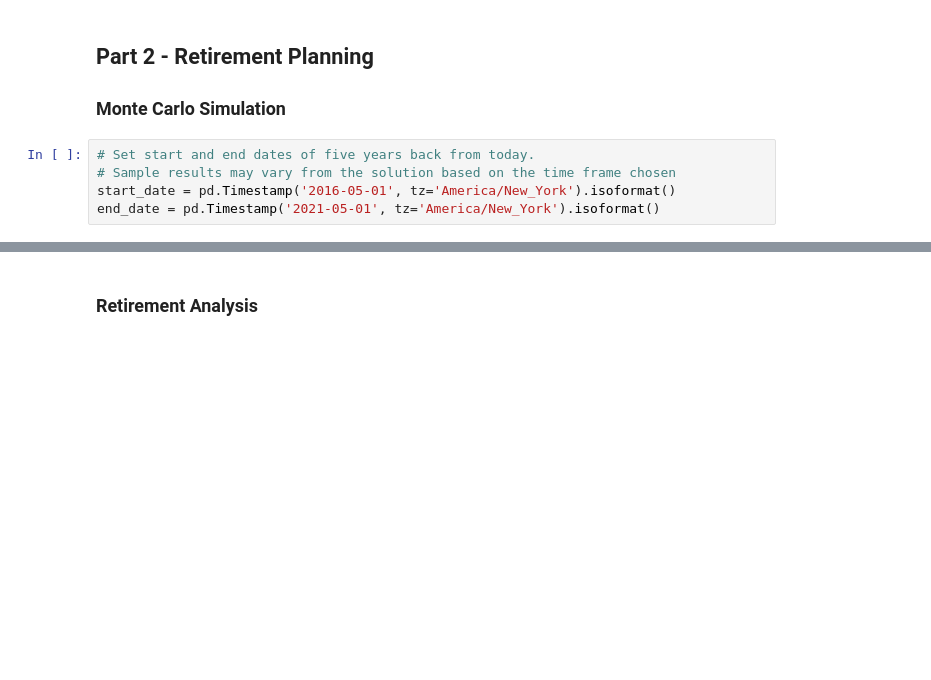
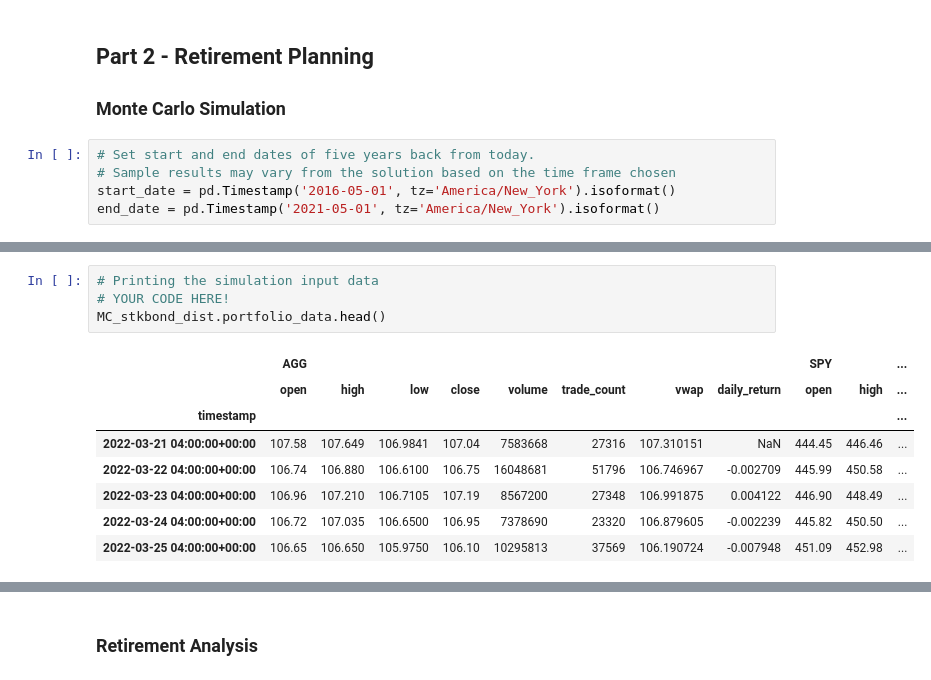
Before and after one commit to kcctudo/python-homework, a Jupyter notebook: Assignment_05-APIs.ipynb, the cells around one changed output, grey strips where cells are left out. Saved outputs shown, nothing was run; the diff lists cells and outputs as text; blank space fills up the shorter version.

```diff
--- a/Assignment_05-APIs.ipynb
+++ b/Assignment_05-APIs.ipynb
@@ -199 +243,14 @@ df_stock_data.head()
+# %%
+# Printing the simulation input data
+# YOUR CODE HERE!
+MC_stkbond_dist.portfolio_data.head()
+# %% [output]
+|  | AGG |  |  |  |  |  |  |  | SPY |  | ... |
+|  | open | high | low | close | volume | trade_count | vwap | daily_return | open | high | ... |
+| timestamp |  |  |  |  |  |  |  |  |  |  | ... |
+| 2022-03-21 04:00:00+00:00 | 107.58 | 107.649 | 106.9841 | 107.04 | 7583668 | 27316 | 107.310151 | NaN | 444.45 | 446.46 | ... |
+| 2022-03-22 04:00:00+00:00 | 106.74 | 106.880 | 106.6100 | 106.75 | 16048681 | 51796 | 106.746967 | -0.002709 | 445.99 | 450.58 | ... |
+| 2022-03-23 04:00:00+00:00 | 106.96 | 107.210 | 106.7105 | 107.19 | 8567200 | 27348 | 106.991875 | 0.004122 | 446.90 | 448.49 | ... |
+| 2022-03-24 04:00:00+00:00 | 106.72 | 107.035 | 106.6500 | 106.95 | 7378690 | 23320 | 106.879605 | -0.002239 | 445.82 | 450.50 | ... |
+| 2022-03-25 04:00:00+00:00 | 106.65 | 106.650 | 105.9750 | 106.10 | 10295813 | 37569 | 106.190724 | -0.007948 | 451.09 | 452.98 | ... |
 # %%
```
Also changed, not shown: parts of 19 cells of this notebook.
